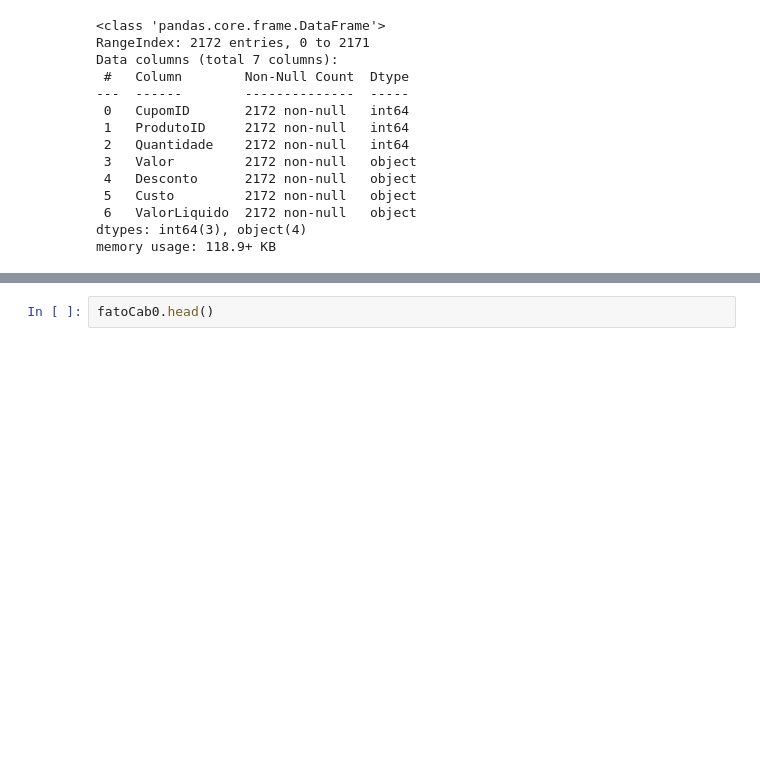
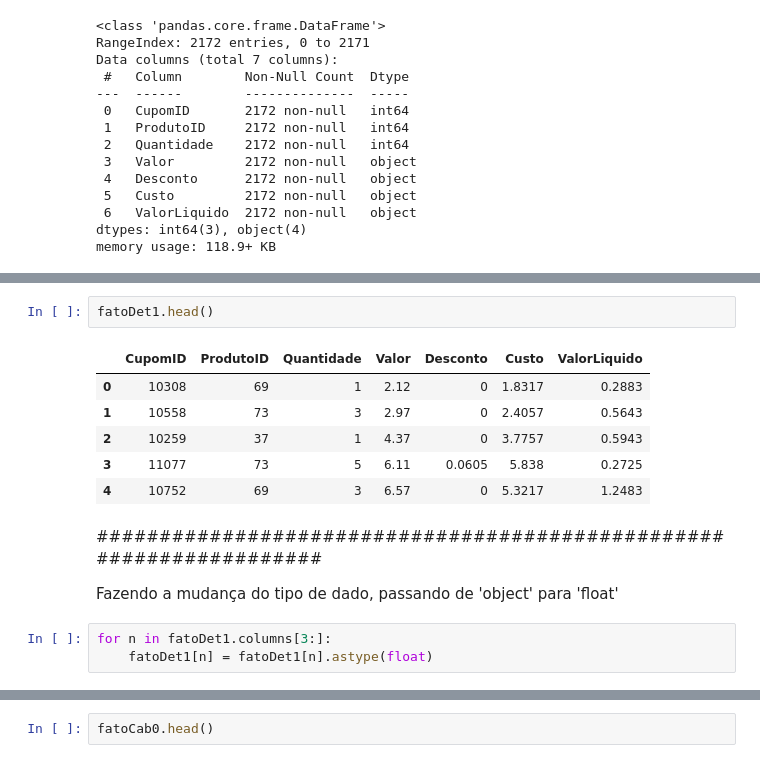
Before and after one commit to FernandoNast/qlik-sense-processo, a Jupyter notebook: primeira abordagem.ipynb, the cells around one changed output, grey strips where cells are left out. Drawn from its saved outputs; the diff is of its cells as text; blank space fills up the shorter version.

```diff
--- a/primeira abordagem.ipynb
+++ b/primeira abordagem.ipynb
@@ -42,0 +73,16 @@ memory usage: 118.9+ KB
+# %%
+fatoDet1.head()
+# %% [output]
+|  | CupomID | ProdutoID | Quantidade | Valor | Desconto | Custo | ValorLiquido |
+| 0 | 10308 | 69 | 1 | 2.12 | 0 | 1.8317 | 0.2883 |
+| 1 | 10558 | 73 | 3 | 2.97 | 0 | 2.4057 | 0.5643 |
+| 2 | 10259 | 37 | 1 | 4.37 | 0 | 3.7757 | 0.5943 |
+| 3 | 11077 | 73 | 5 | 6.11 | 0.0605 | 5.838 | 0.2725 |
+| 4 | 10752 | 69 | 3 | 6.57 | 0 | 5.3217 | 1.2483 |
+# %% [markdown]
+####################################################################
+
+Fazendo a mudança do tipo de dado, passando de 'object' para 'float'
+# %%
+for n in fatoDet1.columns[3:]:
+    fatoDet1[n] = fatoDet1[n].astype(float)
```
Also changed, not shown: parts of 28 cells of this notebook.
